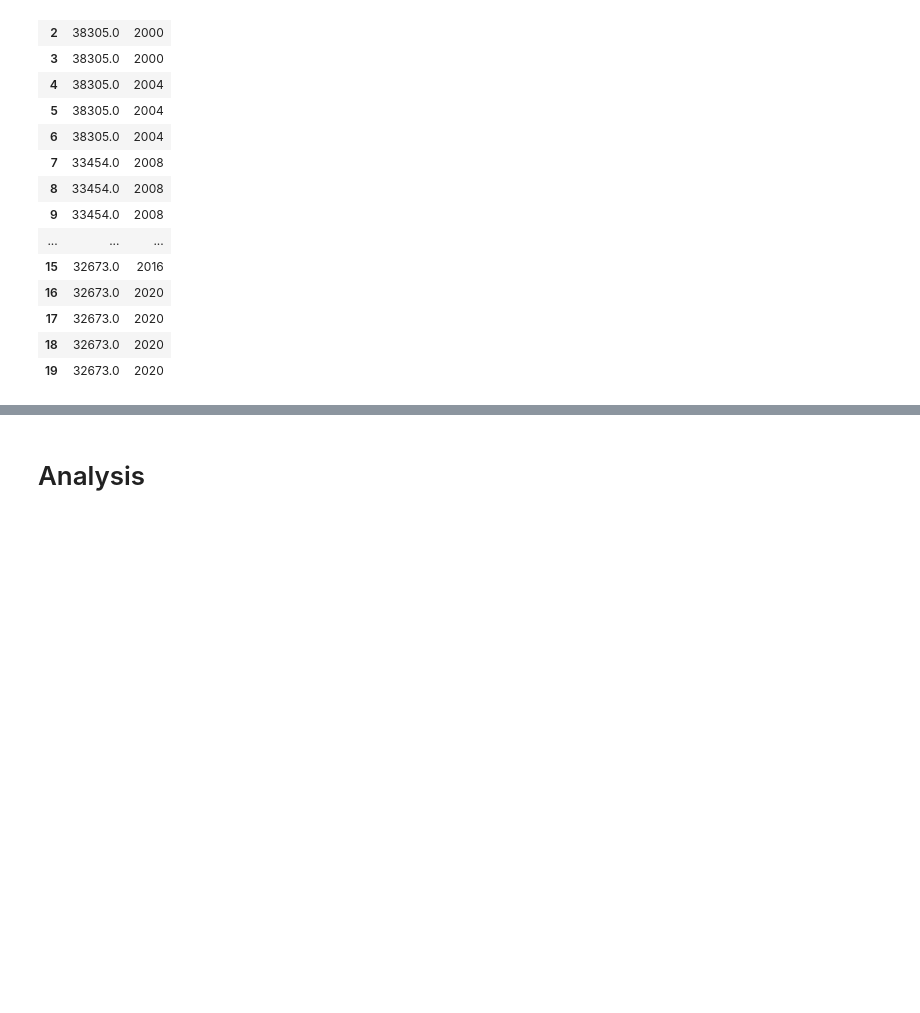
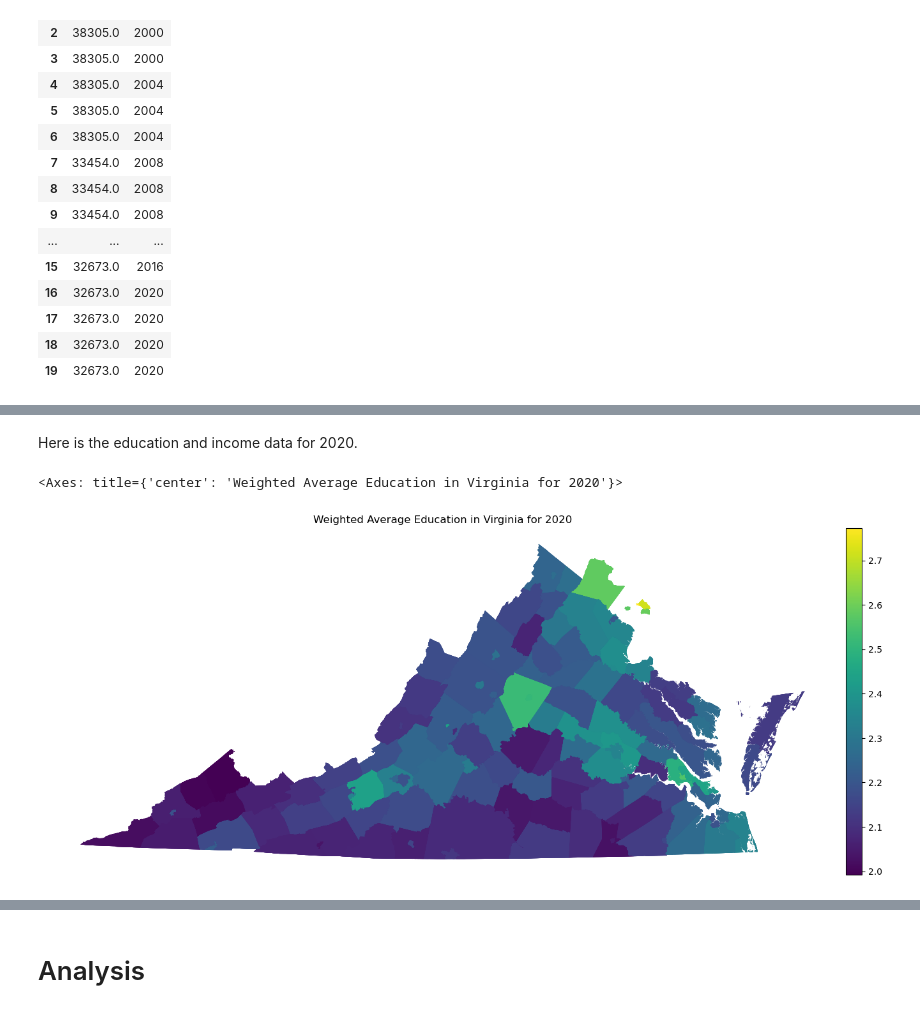
Before and after one commit to farhaniwnl/project_voting_crg3ts, a Jupyter notebook: final_paper.ipynb, the cells around one changed output, grey strips where cells are left out. Cells and saved outputs as stored; diff of their text form; code cells hidden in the pictures; blank space fills up the shorter version.

```diff
--- a/final_paper.ipynb
+++ b/final_paper.ipynb
@@ -128,0 +221,14 @@ df.to_csv('properly_merged_data.csv', index=False)
+# %% [markdown]
+Here is the education and income data for 2020.
+# %%
+df2020Ed = df_vis[df_vis['year'] == 2020]
+fig = plt.figure()
+ax = fig.add_axes([0, 0, 2, 2])
+divider = make_axes_locatable(ax)
+ax.axis('off')
+ax.set_title(f'Weighted Average Education in Virginia for 2020')
+cax = divider.append_axes("right", size="2%", pad=0.08)
+df2020Ed.plot(ax=ax,column='Education_Index',legend=True,cax=cax)
+# %% [output]
+<Axes: title={'center': 'Weighted Average Education in Virginia for 2020'}>
+[figure, added]
```
Also changed, not shown: parts of 22 cells of this notebook.
